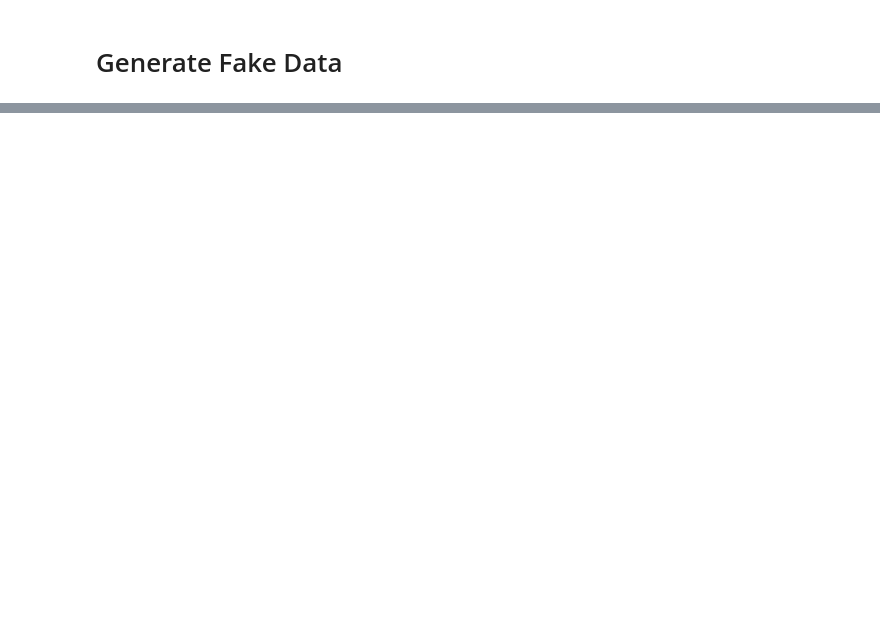
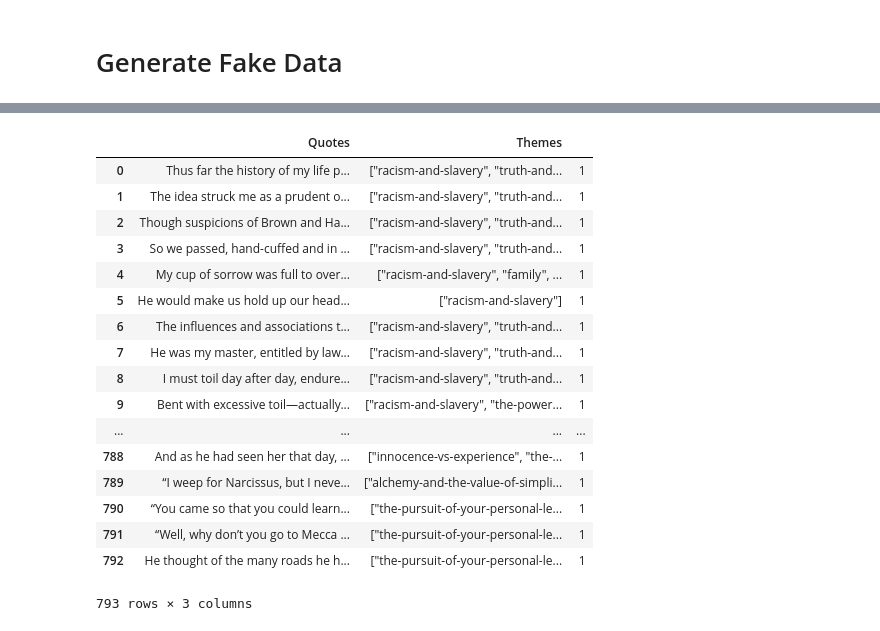
Before and after one commit to Nathanllee1/EvidenceFinder, a Jupyter notebook: Scraper.ipynb, the cells around one changed output, grey strips where cells are left out. Drawn from its saved outputs; the diff is of its cells as text; code cells hidden in the pictures; blank space fills up the shorter version.

```diff
--- a/Scraper.ipynb
+++ b/Scraper.ipynb
@@ -147,0 +110,58 @@ TypeError: 'numpy.int64' object is not iterable
+# %%
+#compare two lists
+def compare(one, two):
+    two = set(two)
+    one = set(one)
+    if len(one.intersection(two)) > 0:
+        return(False)
+    return(True)
+
+#select a random theme
+def randomtheme():
+    randomtheme = df.sample(n=1)
+    randomtheme_ = randomtheme['Themes']
+    return randomtheme_
+
+#append a new frame
+def appendframe(quote, randtheme):
+    newframe = pd.DataFrame([quote, randtheme, 0])
+    df.append(newframe, ignore_index=True)
+
+rowcounter = 0
+for row in df.iterrows():
+    #select data row by row
+    selecteddata = df.iloc[rowcounter,:]
+
+    #get quote
+    samequote = selecteddata['Quotes']
+
+    #search for different data
+    randomttheme_ =  randomtheme()
+    if compare(sametheme, randomtheme_) == True:
+        randtheme = randomtheme()
+        appendframe(samequote, randtheme)
+    else:
+        randtheme = randomtheme()
+        appendframe(samequote, randtheme)
+
+    rowcounter += 1
+df
+# %% [output]
+|  | Quotes | Themes |  |
+| 0 | Thus far the history of my life p... | ["racism-and-slavery", "truth-and... | 1 |
+| 1 | The idea struck me as a prudent o... | ["racism-and-slavery", "truth-and... | 1 |
+| 2 | Though suspicions of Brown and Ha... | ["racism-and-slavery", "truth-and... | 1 |
+| 3 | So we passed, hand-cuffed and in ... | ["racism-and-slavery", "truth-and... | 1 |
+| 4 | My cup of sorrow was full to over... | ["racism-and-slavery", "family", ... | 1 |
+| 5 | He would make us hold up our head... | ["racism-and-slavery"] | 1 |
+| 6 | The influences and associations t... | ["racism-and-slavery", "truth-and... | 1 |
+| 7 | He was my master, entitled by law... | ["racism-and-slavery", "truth-and... | 1 |
+| 8 | I must toil day after day, endure... | ["racism-and-slavery", "truth-and... | 1 |
+| 9 | Bent with excessive toil—actually... | ["racism-and-slavery", "the-power... | 1 |
+| ... | ... | ... | ... |
+| 788 | And as he had seen her that day, ... | ["innocence-vs-experience", "the-... | 1 |
+| 789 | “I weep for Narcissus, but I neve... | ["alchemy-and-the-value-of-simpli... | 1 |
+| 790 | “You came so that you could learn... | ["the-pursuit-of-your-personal-le... | 1 |
+| 791 | “Well, why don’t you go to Mecca ... | ["the-pursuit-of-your-personal-le... | 1 |
+| 792 | He thought of the many roads he h... | ["the-pursuit-of-your-personal-le... | 1 |
+793 rows × 3 columns
```
Also changed, not shown: parts of 3 cells of this notebook, 2 other files.
